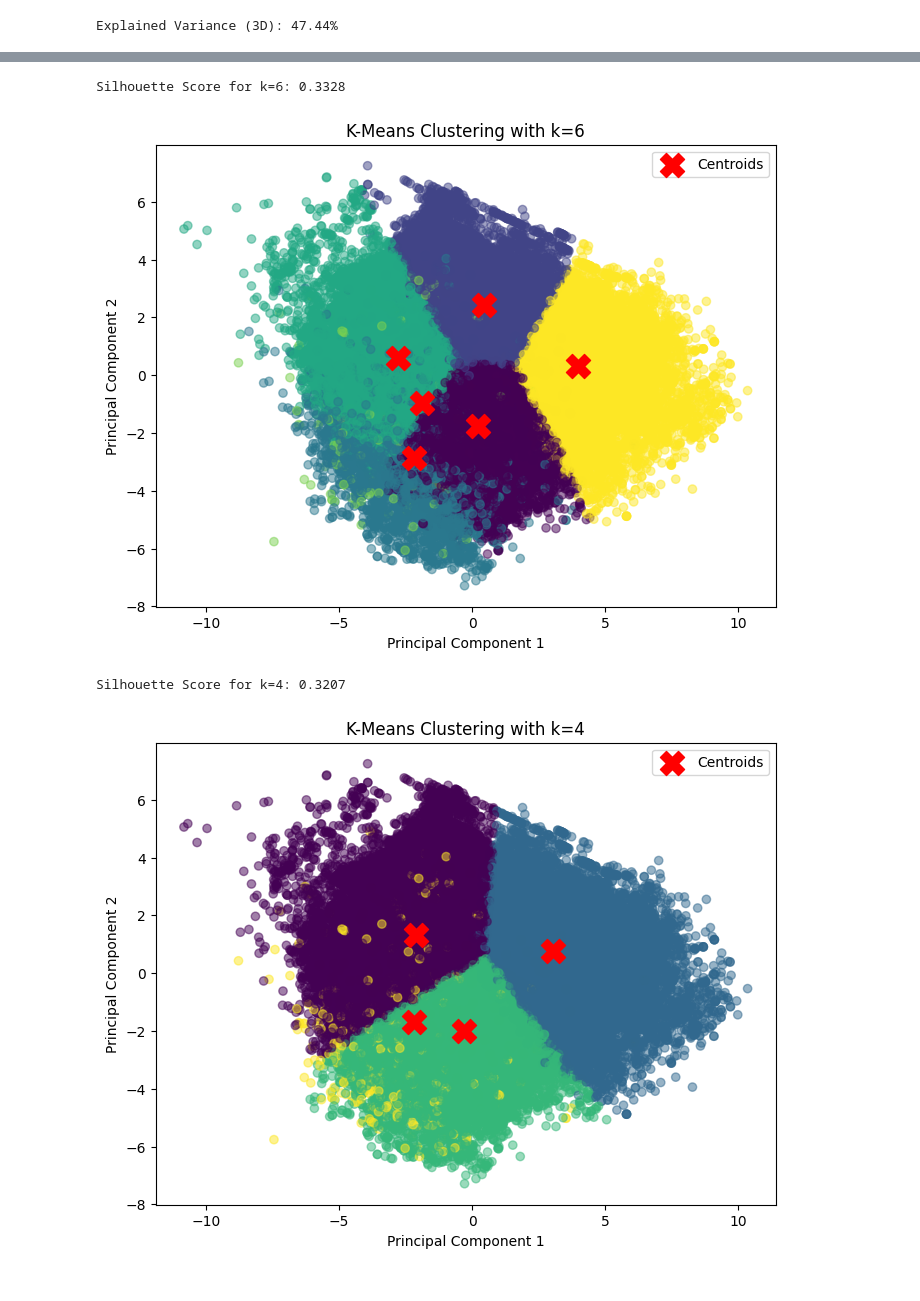
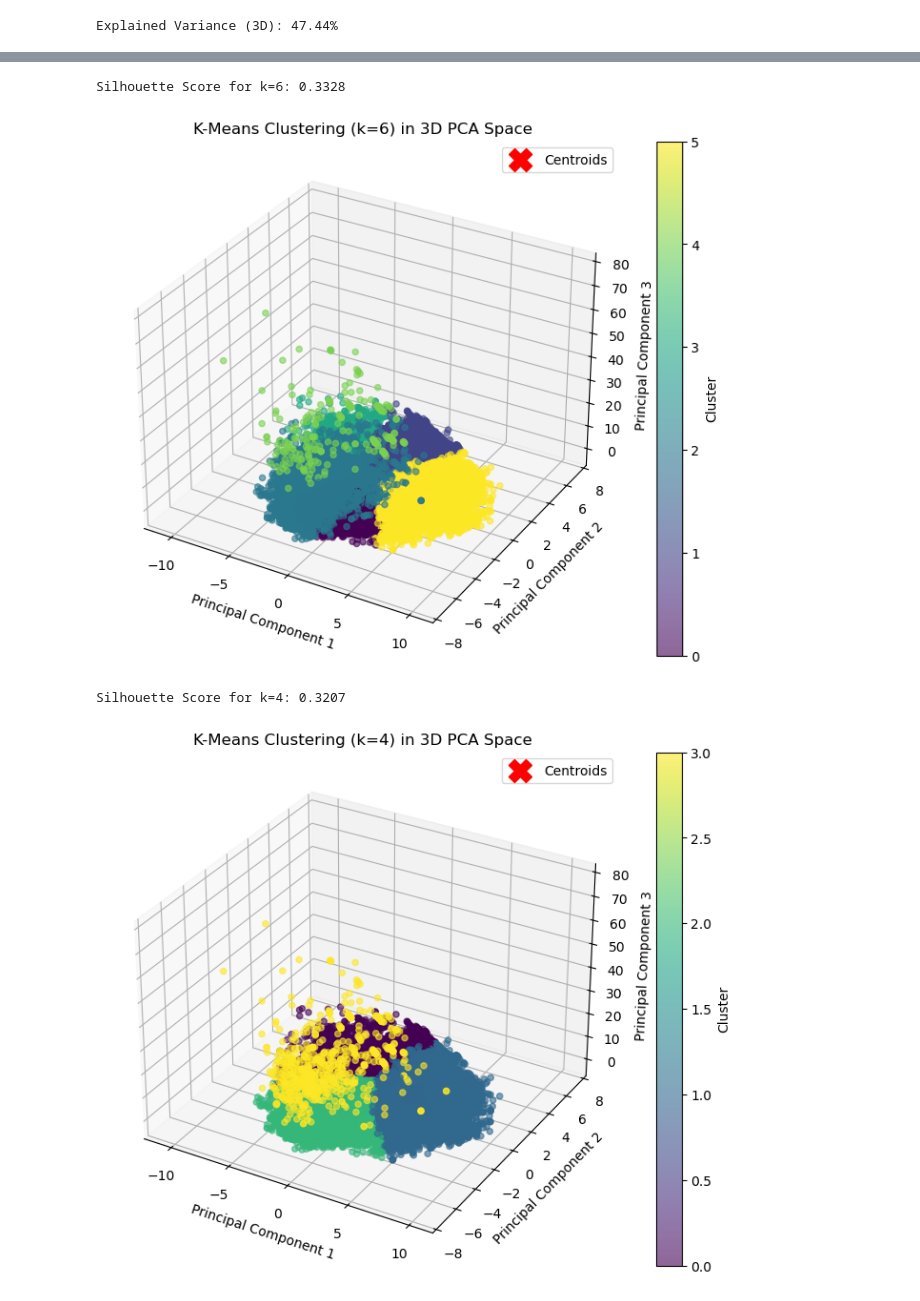
Before and after one commit to ABHIRAM1234/Machine-Learning-CSCI-5612-872-Project, a Jupyter notebook: Modeling/clustering.ipynb, the cells around one changed output, grey strips where cells are left out. Saved outputs shown, nothing was run; the diff lists cells and outputs as text; code cells hidden in the pictures.

```diff
--- a/Modeling/clustering.ipynb
+++ b/Modeling/clustering.ipynb
@@ -15,5 +17,5 @@ from sklearn.metrics import silhouette_score
 # %%
-training_df=pd.read_csv("../Datasets/training_df.csv")
+training_df=pd.read_csv("training_df.csv")
 training_df.fillna(0,inplace=True)
 training_df.drop(['date','time'],axis=1,inplace=True)
 training_df
@@ -73,28 +77,38 @@ optimal_ks = sorted(zip(k_values, silhouette_scores), key=lambda x: -x[1])[:3]
 # %%
-# Visualize KMeans for the top three k values
+# Visualize KMeans for the top three k values in 3D
 for k, _ in optimal_ks:
     kmeans = KMeans(n_clusters=k, random_state=42, n_init=10)
     clusters = kmeans.fit_predict(X_pca)
 
     # Compute silhouette score
     score = silhouette_score(X_pca, clusters)
     print(f"Silhouette Score for k={k}: {score:.4f}")
 
-    plt.figure(figsize=(8, 6))
-    plt.scatter(X_pca[:, 0], X_pca[:, 1], c=clusters, cmap='viridis', alpha=0.5)
+    # Create a 3D scatter plot
+    fig = plt.figure(figsize=(10, 7))
+    ax = fig.add_subplot(111, projection='3d')
 
-    # Ensure cluster centers match PCA plot dimensions
-    plt.scatter(kmeans.cluster_centers_[:, 0], kmeans.cluster_centers_[:, 1],
-                s=300, c='red', marker='X', label="Centroids")
+    sc = ax.scatter(X_pca[:, 0], X_pca[:, 1], X_pca[:, 2], c=clusters, cmap='viridis', alpha=0.6)
 
-    plt.xlabel('Principal Component 1')
-    plt.ylabel('Principal Component 2')
-    plt.title(f'K-Means Clustering with k={k}')
+    # Plot cluster centroids in 3D
+    ax.scatter(kmeans.cluster_centers_[:, 0],
+               kmeans.cluster_centers_[:, 1],
+               kmeans.cluster_centers_[:, 2],
+               s=300, c='red', marker='X', label="Centroids")
+
+    # Set labels and title
+    ax.set_xlabel("Principal Component 1")
+    ax.set_ylabel("Principal Component 2")
+    ax.set_zlabel("Principal Component 3")
+    ax.set_title(f"K-Means Clustering (k={k}) in 3D PCA Space")
+
+    # Add color legend
+    plt.colorbar(sc, label="Cluster")
     plt.legend()
     plt.show()
 # %% [output]
 Silhouette Score for k=6: 0.3328
-[figure, old version]
+[figure, new version]
 Silhouette Score for k=4: 0.3207
-[figure, old version]
+[figure, new version]
 Silhouette Score for k=5: 0.3153
```
Also changed, not shown: parts of 13 cells of this notebook, 19 other files.
